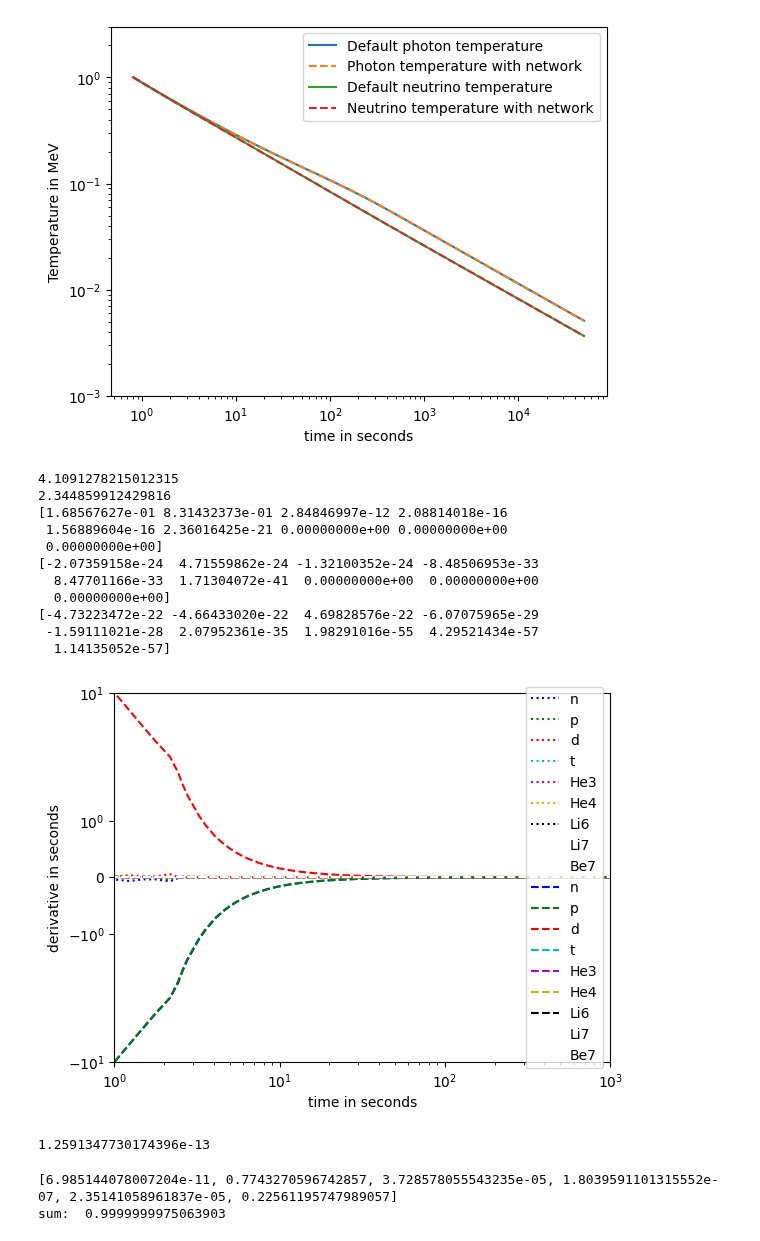
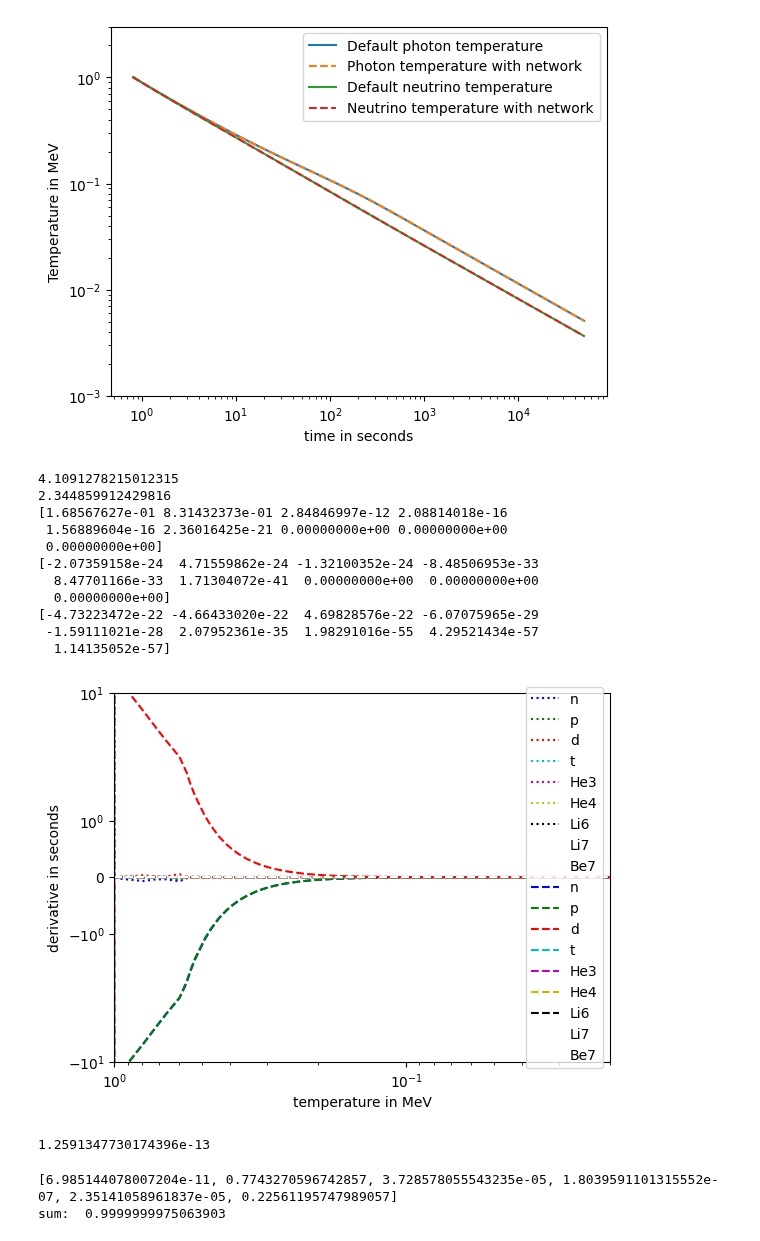
Before and after one commit to hansbdein/Speciale, a Jupyter notebook: bbn_pynucastro.ipynb, the cells around one changed output. Saved outputs shown, nothing was run; the diff lists cells and outputs as text; code cells hidden in the pictures.

```diff
--- a/bbn_pynucastro.ipynb
+++ b/bbn_pynucastro.ipynb
@@ -523,38 +523,38 @@ def newderiv(step):
 plt.gca().set_prop_cycle(color=['b', 'g', 'r', 'c', 'm', 'y', 'k', 'w', 'w'])
 #plt.figure('test')
 
-plt.plot(solY.t/timeunit, [oldderiv(step) for step in range(len(solY.t))], ':',label=['n','p','d','t','He3','He4','Li6','Li7','Be7'])
-plt.plot(solY.t/timeunit, [newderiv(step) for step in range(len(solY.t))],'--', label=['n','p','d','t','He3','He4','Li6','Li7','Be7'])
+plt.plot(solY.y[0], [oldderiv(step) for step in range(len(solY.t))], ':',label=['n','p','d','t','He3','He4','Li6','Li7','Be7'])
+plt.plot(solY.y[0], [newderiv(step) for step in range(len(solY.t))],'--', label=['n','p','d','t','He3','He4','Li6','Li7','Be7'])
 
 
-plt.xlabel('time in seconds')
+plt.xlabel('temperature in MeV')
 plt.ylabel('derivative in seconds')
 #plt.ylim(1e-14,3)
 plt.ylim(-10,10)
-plt.xlim(1,1e3)
+plt.xlim(1,2e-2)
 
 plt.xscale('log')
 plt.yscale('symlog')
 
 plt.legend(loc=5)
 
 plt.show()
 
 
 print(eta_ini*n_gamma_ini/solY.y[2][step]**3*m_p/gcm3)
 # %% [output]
 4.1091278215012315
 2.344859912429816
 [1.68567627e-01 8.31432373e-01 2.84846997e-12 2.08814018e-16
  1.56889604e-16 2.36016425e-21 0.00000000e+00 0.00000000e+00
  0.00000000e+00]
 [-2.07359158e-24  4.71559862e-24 -1.32100352e-24 -8.48506953e-33
   8.47701166e-33  1.71304072e-41  0.00000000e+00  0.00000000e+00
   0.00000000e+00]
 [-4.73223472e-22 -4.66433020e-22  4.69828576e-22 -6.07075965e-29
  -1.59111021e-28  2.07952361e-35  1.98291016e-55  4.29521434e-57
   1.14135052e-57]
-[figure, old version]
+[figure, new version]
 1.2591347730174396e-13
 # %%
 #New Reaction rates
```
Also changed, not shown: parts of 2 cells of this notebook, 4 other files.
